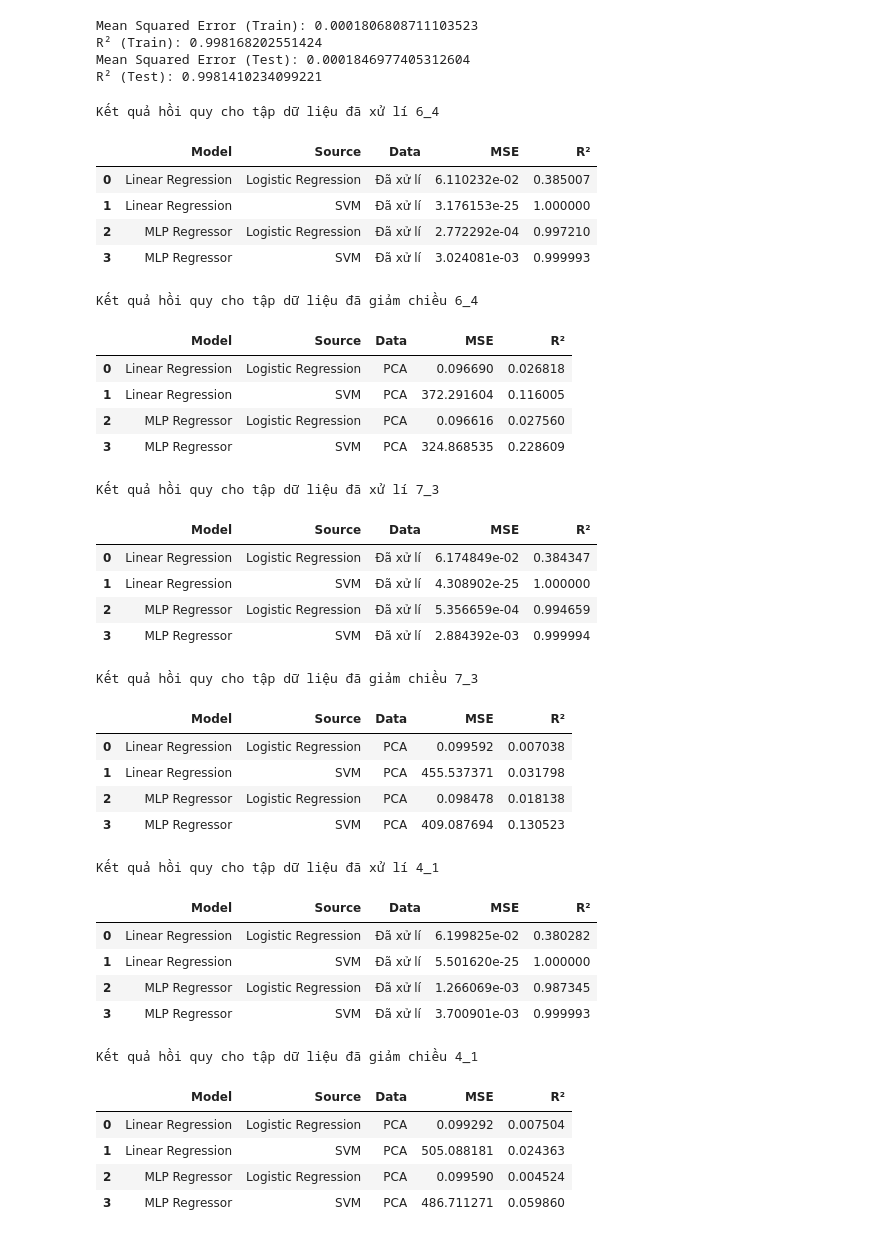
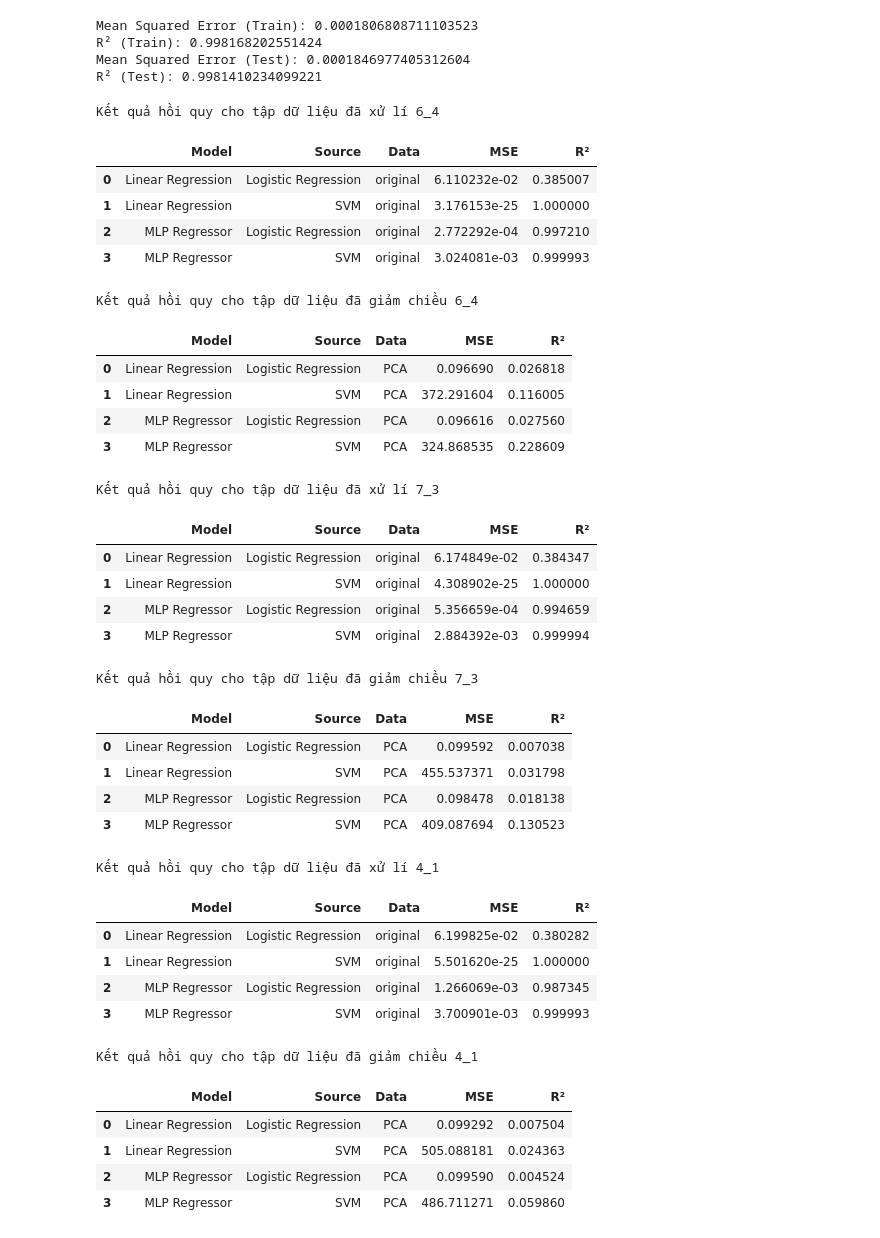
Before and after one commit to Yusshiro/Churn-Banking, a Jupyter notebook: churn_banking_kmeans.ipynb, the cells around one changed output. Cells and saved outputs as stored; diff of their text form; code cells hidden in the pictures.

```diff
--- a/churn_banking_kmeans.ipynb
+++ b/churn_banking_kmeans.ipynb
@@ -1130,38 +1346,38 @@ for split_name, test_size in splits.items():
 
     # Bước 1: Huấn luyện Logistic Regression và lấy xác suất lớp 1
     logistic_regression = LogisticRegression()
     logistic_regression.fit(X_train, y_train)
 
     # Lấy xác suất của lớp 1 từ Logistic Regression
     y_train_proba_logreg = logistic_regression.predict_proba(X_train)[:, 1]
     y_test_proba_logreg = logistic_regression.predict_proba(X_test)[:, 1]
 
     # Bước 2: Huấn luyện SVM với xác suất và lấy xác suất lớp 1
     svm = SVC(kernel='linear', C=0.5, gamma='scale', random_state=42)
     svm.fit(X_train, y_train)
 
     # Lấy xác suất của lớp 1 từ SVM
     # y_train_proba_svm = svm.predict_proba(X_train)[:, 1]
     y_test_proba_svm = svm.decision_function(X_test)  # Giá trị hàm quyết định
     print(f"\nKết quả hồi quy cho tập dữ liệu đã xử lí {split_name} \n")
     # Truyền giá trị description vào hàm
-    regression_from_classification_output(X_test, y_test_proba_logreg, y_test_proba_svm, f"Đã xử lí")
+    regression_from_classification_output(X_test, y_test_proba_logreg, y_test_proba_svm, f"original")
 
 
     # Bước 1: Giảm chiều dữ liệu bằng PCA
     pca = PCA(n_components=1/3)  # Giữ lại 1/3 phương sai
     X_train_pca = pca.fit_transform(X_train)
     X_test_pca = pca.transform(X_test)
     print(f"\nKết quả hồi quy cho tập dữ liệu đã giảm chiều {split_name} \n")
     # Truyền giá trị description vào hàm
     regression_from_classification_output(X_test_pca, y_test_proba_logreg, y_test_proba_svm, f"PCA")
 # %% [output]
 Kết quả hồi quy cho tập dữ liệu đã xử lí 6_4
 |  | Model | Source | Data | MSE | R² |
-| 0 | Linear Regression | Logistic Regression | Đã xử lí | 6.110232e-02 | 0.385007 |
-| 1 | Linear Regression | SVM | Đã xử lí | 3.176153e-25 | 1.000000 |
-| 2 | MLP Regressor | Logistic Regression | Đã xử lí | 2.772292e-04 | 0.997210 |
-| 3 | MLP Regressor | SVM | Đã xử lí | 3.024081e-03 | 0.999993 |
+| 0 | Linear Regression | Logistic Regression | original | 6.110232e-02 | 0.385007 |
+| 1 | Linear Regression | SVM | original | 3.176153e-25 | 1.000000 |
+| 2 | MLP Regressor | Logistic Regression | original | 2.772292e-04 | 0.997210 |
+| 3 | MLP Regressor | SVM | original | 3.024081e-03 | 0.999993 |
 Kết quả hồi quy cho tập dữ liệu đã giảm chiều 6_4
 |  | Model | Source | Data | MSE | R² |
 | 0 | Linear Regression | Logistic Regression | PCA | 0.096690 | 0.026818 |
@@ -1170,10 +1386,10 @@ Kết quả hồi quy cho tập dữ liệu đã giảm chiều 6_4
 | 3 | MLP Regressor | SVM | PCA | 324.868535 | 0.228609 |
 Kết quả hồi quy cho tập dữ liệu đã xử lí 7_3
 |  | Model | Source | Data | MSE | R² |
-| 0 | Linear Regression | Logistic Regression | Đã xử lí | 6.174849e-02 | 0.384347 |
-| 1 | Linear Regression | SVM | Đã xử lí | 4.308902e-25 | 1.000000 |
-| 2 | MLP Regressor | Logistic Regression | Đã xử lí | 5.356659e-04 | 0.994659 |
-| 3 | MLP Regressor | SVM | Đã xử lí | 2.884392e-03 | 0.999994 |
+| 0 | Linear Regression | Logistic Regression | original | 6.174849e-02 | 0.384347 |
+| 1 | Linear Regression | SVM | original | 4.308902e-25 | 1.000000 |
+| 2 | MLP Regressor | Logistic Regression | original | 5.356659e-04 | 0.994659 |
+| 3 | MLP Regressor | SVM | original | 2.884392e-03 | 0.999994 |
 Kết quả hồi quy cho tập dữ liệu đã giảm chiều 7_3
 |  | Model | Source | Data | MSE | R² |
 | 0 | Linear Regression | Logistic Regression | PCA | 0.099592 | 0.007038 |
@@ -1182,10 +1398,10 @@ Kết quả hồi quy cho tập dữ liệu đã giảm chiều 7_3
 | 3 | MLP Regressor | SVM | PCA | 409.087694 | 0.130523 |
 Kết quả hồi quy cho tập dữ liệu đã xử lí 4_1
 |  | Model | Source | Data | MSE | R² |
-| 0 | Linear Regression | Logistic Regression | Đã xử lí | 6.199825e-02 | 0.380282 |
-| 1 | Linear Regression | SVM | Đã xử lí | 5.501620e-25 | 1.000000 |
-| 2 | MLP Regressor | Logistic Regression | Đã xử lí | 1.266069e-03 | 0.987345 |
-| 3 | MLP Regressor | SVM | Đã xử lí | 3.700901e-03 | 0.999993 |
+| 0 | Linear Regression | Logistic Regression | original | 6.199825e-02 | 0.380282 |
+| 1 | Linear Regression | SVM | original | 5.501620e-25 | 1.000000 |
+| 2 | MLP Regressor | Logistic Regression | original | 1.266069e-03 | 0.987345 |
+| 3 | MLP Regressor | SVM | original | 3.700901e-03 | 0.999993 |
 Kết quả hồi quy cho tập dữ liệu đã giảm chiều 4_1
 |  | Model | Source | Data | MSE | R² |
 | 0 | Linear Regression | Logistic Regression | PCA | 0.099292 | 0.007504 |
```
Also changed, not shown: parts of 8 cells of this notebook.
